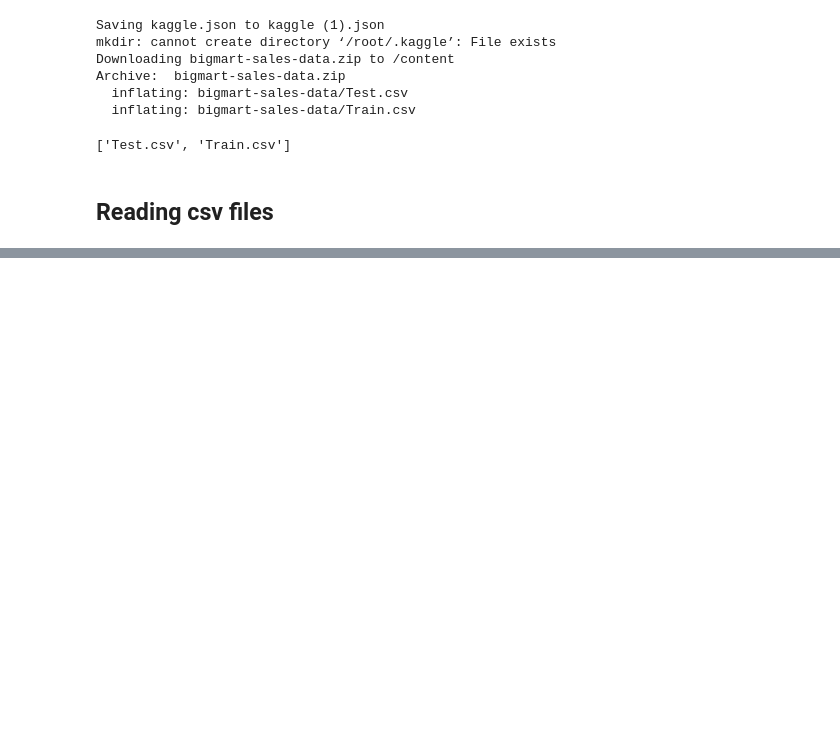
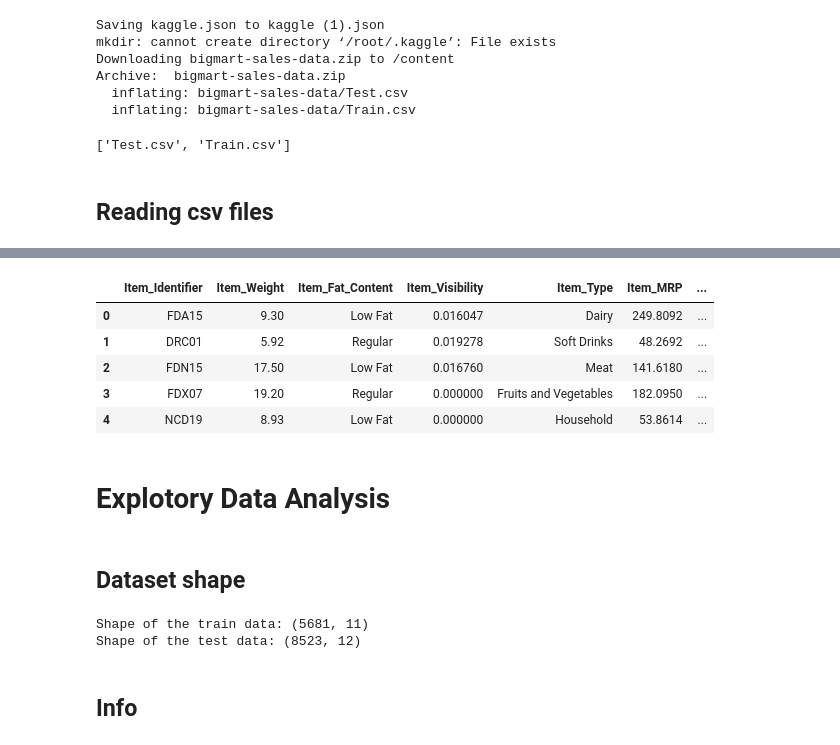
Before and after one commit to Hafsa-mohamed-Ad3n/Super-Market-Sales, a Jupyter notebook: Big_Mart_Sales_Data.ipynb, the cells around one changed output, grey strips where cells are left out. Cells and saved outputs as stored; diff of their text form; code cells hidden in the pictures; blank space fills up the shorter version.

```diff
--- a/Big_Mart_Sales_Data.ipynb
+++ b/Big_Mart_Sales_Data.ipynb
@@ -68,0 +78,24 @@ test_data = pd.read_csv("/content/bigmart-sales-data/Train.csv")
+# %%
+test_data.head()
+# %% [output]
+|  | Item_Identifier | Item_Weight | Item_Fat_Content | Item_Visibility | Item_Type | Item_MRP | ... |
+| 0 | FDA15 | 9.30 | Low Fat | 0.016047 | Dairy | 249.8092 | ... |
+| 1 | DRC01 | 5.92 | Regular | 0.019278 | Soft Drinks | 48.2692 | ... |
+| 2 | FDN15 | 17.50 | Low Fat | 0.016760 | Meat | 141.6180 | ... |
+| 3 | FDX07 | 19.20 | Regular | 0.000000 | Fruits and Vegetables | 182.0950 | ... |
+| 4 | NCD19 | 8.93 | Low Fat | 0.000000 | Household | 53.8614 | ... |
+# %% [markdown]
+# Explotory Data Analysis
+# %% [markdown]
+## Dataset shape
+# %%
+train_data.shape
+test_data.shape
+
+print(f"Shape of the train data: {train_data.shape}")
+print(f"Shape of the test data: {test_data.shape}")
+# %% [output]
+Shape of the train data: (5681, 11)
+Shape of the test data: (8523, 12)
+# %% [markdown]
+## Info
```
Also changed, not shown: parts of 11 cells of this notebook.
